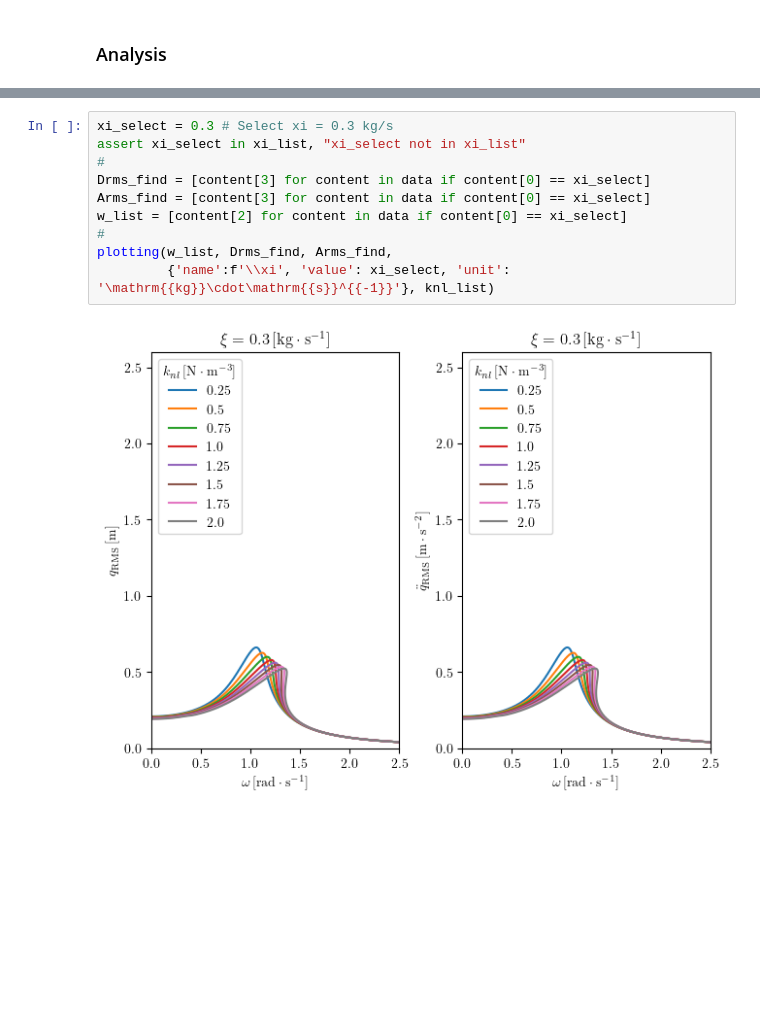
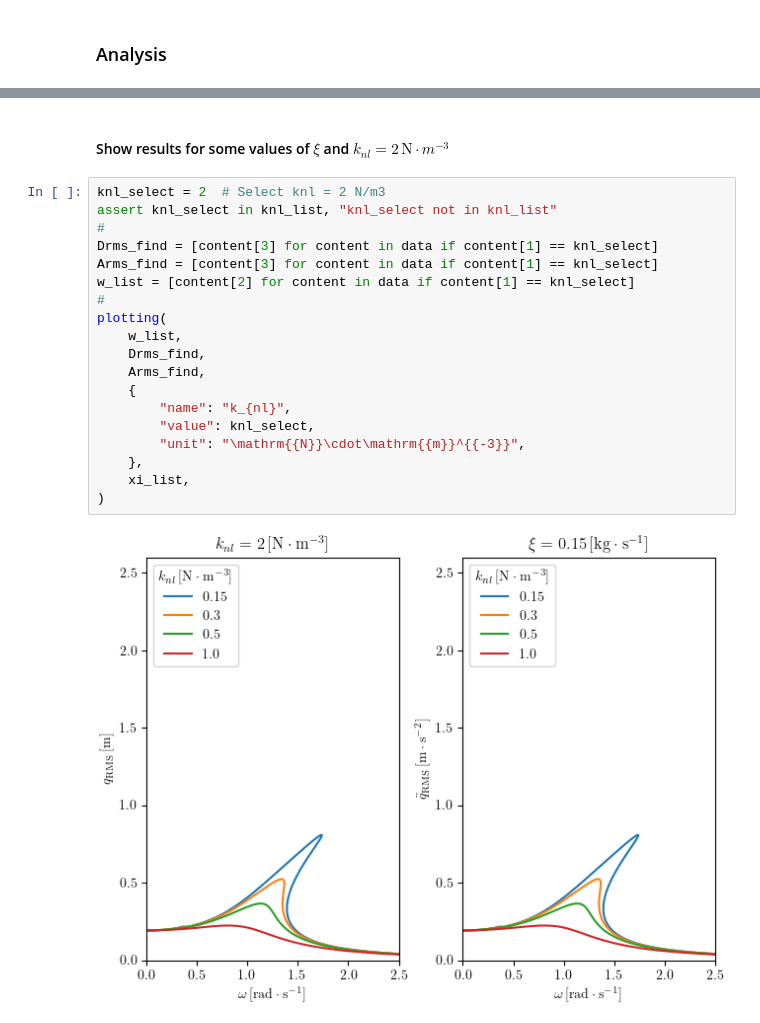
Before and after one commit to RagQ/BO-HBM-ex, a Jupyter notebook: respDuffing.ipynb, the cells around one changed output, grey strips where cells are left out. Cells and saved outputs as stored; diff of their text form; blank space fills up the shorter version.

```diff
--- a/respDuffing.ipynb
+++ b/respDuffing.ipynb
@@ -92,12 +210,23 @@ plotting(w_list, Drms_find, Arms_find,
+# %% [markdown]
+#### Show results for some values of $\xi$ and $k_{nl}=2\,\mathrm{N}\cdot m^{-3}$
 # %%
-xi_select = 0.3 # Select xi = 0.3 kg/s
-assert xi_select in xi_list, "xi_select not in xi_list"
+knl_select = 2  # Select knl = 2 N/m3
+assert knl_select in knl_list, "knl_select not in knl_list"
 #
-Drms_find = [content[3] for content in data if content[0] == xi_select]
-Arms_find = [content[3] for content in data if content[0] == xi_select]
-w_list = [content[2] for content in data if content[0] == xi_select]
+Drms_find = [content[3] for content in data if content[1] == knl_select]
+Arms_find = [content[3] for content in data if content[1] == knl_select]
+w_list = [content[2] for content in data if content[1] == knl_select]
 #
-plotting(w_list, Drms_find, Arms_find,
-         {'name':f'\\xi', 'value': xi_select, 'unit': '\mathrm{{kg}}\cdot\mathrm{{s}}^{{-1}}'}, knl_list)
+plotting(
+    w_list,
+    Drms_find,
+    Arms_find,
+    {
+        "name": "k_{nl}",
+        "value": knl_select,
+        "unit": "\mathrm{{N}}\cdot\mathrm{{m}}^{{-3}}",
+    },
+    xi_list,
+)
 # %% [output]
-[figure, old version]
+[figure, new version]
```
Also changed, not shown: parts of 12 cells of this notebook, 1 other file.
